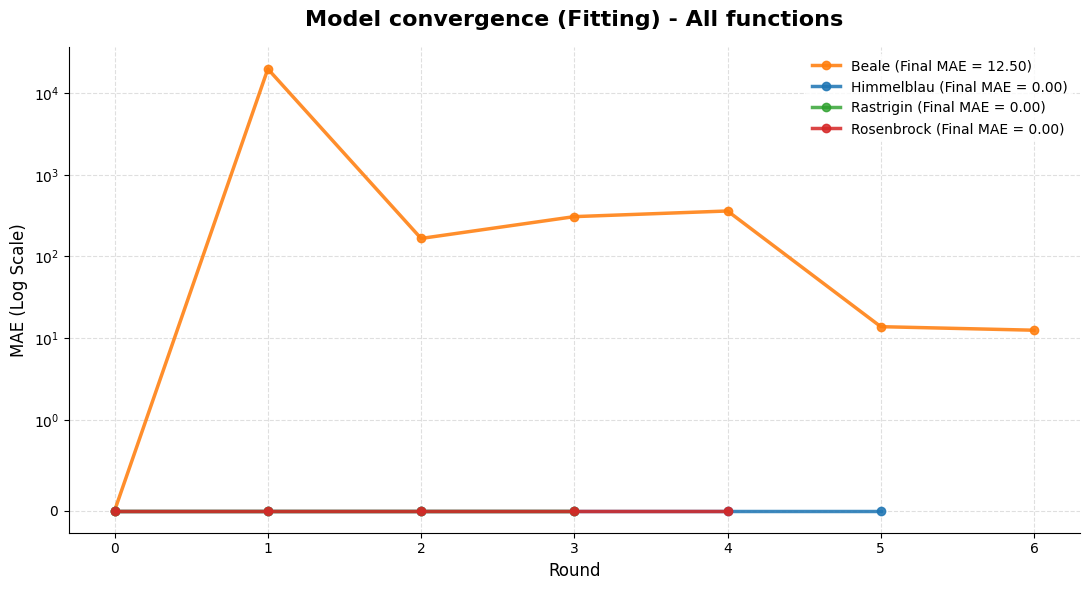
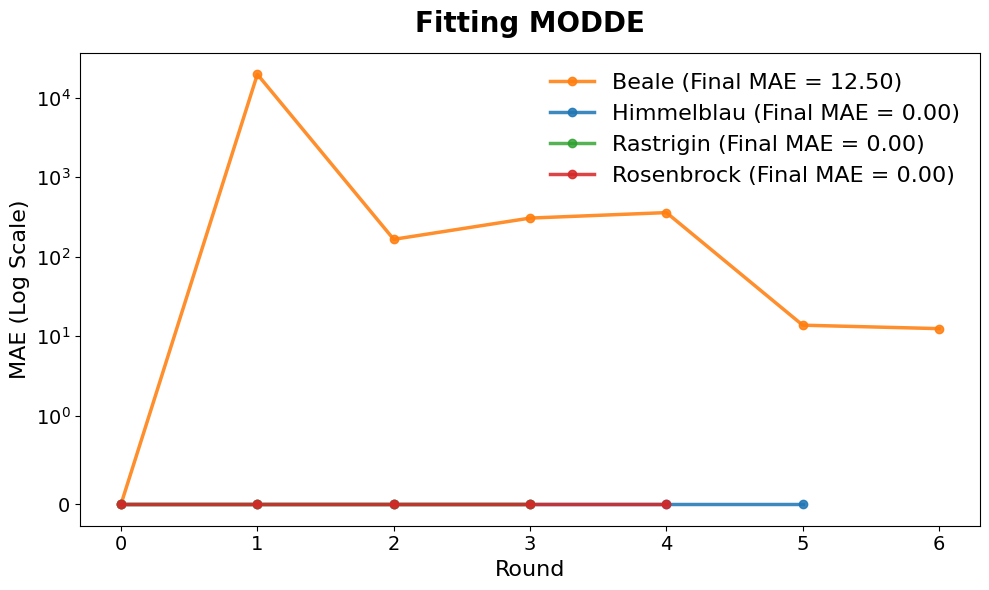
Unified diff of the notebook cell whose output changed from the first chart to the second:
--- before
+++ after
@@ -11,5 +11,5 @@
     }
 
-    fig, ax = plt.subplots(figsize=(11, 6))
+    fig, ax = plt.subplots(figsize=(10, 6))
 
     for func in functions:
@@ -29,7 +29,7 @@
         )
 
-    ax.set_title('Model convergence (Fitting) - All functions', fontsize=16, fontweight='bold', pad=15)
-    ax.set_xlabel('Round', fontsize=12)
-    ax.set_ylabel('MAE (Log Scale)', fontsize=12)
+    ax.set_title('Fitting MODDE', fontsize=20, fontweight='bold', pad=15)
+    ax.set_xlabel('Round', fontsize=16)
+    ax.set_ylabel('MAE (Log Scale)', fontsize=16)
 
     
@@ -39,11 +39,12 @@
     rounds = sorted(final_table['Round'].dropna().unique())
     ax.set_xticks(rounds)
+    ax.tick_params(axis='x', labelsize=14)
+    ax.tick_params(axis='y', labelsize=14)
 
-    # Estilo visual moderno e institucional
-    ax.spines['top'].set_visible(False)
-    ax.spines['right'].set_visible(False)
-    ax.grid(True, which="both", linestyle='--', alpha=0.4)
+    ax.spines['top'].set_visible(True)
+    ax.spines['right'].set_visible(True)
+    #ax.grid(True, which="both", linestyle='--', alpha=0.4)
     
-    ax.legend(frameon=True, facecolor='white', edgecolor='none', fontsize=10, loc='best')
+    ax.legend(frameon=True, facecolor='white', edgecolor='none', fontsize=16, loc='best')
 
     plt.tight_layout()

Commit: changes